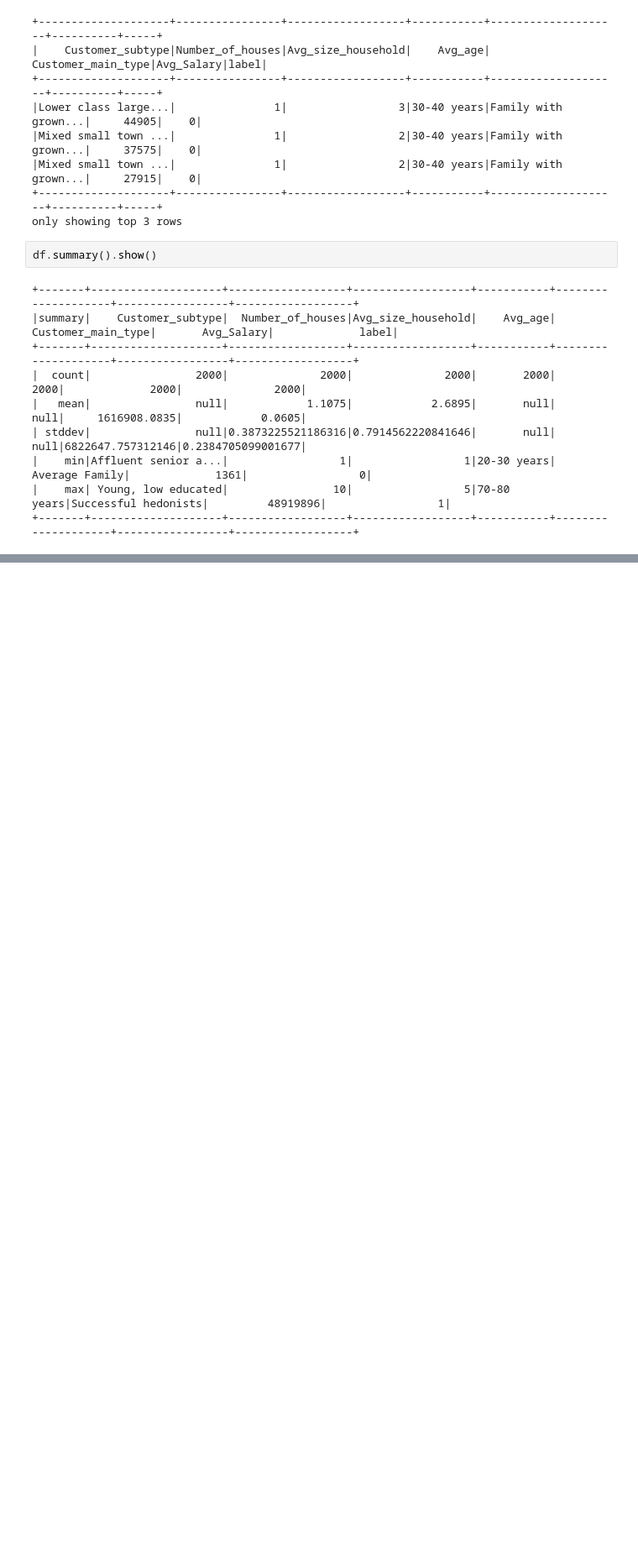
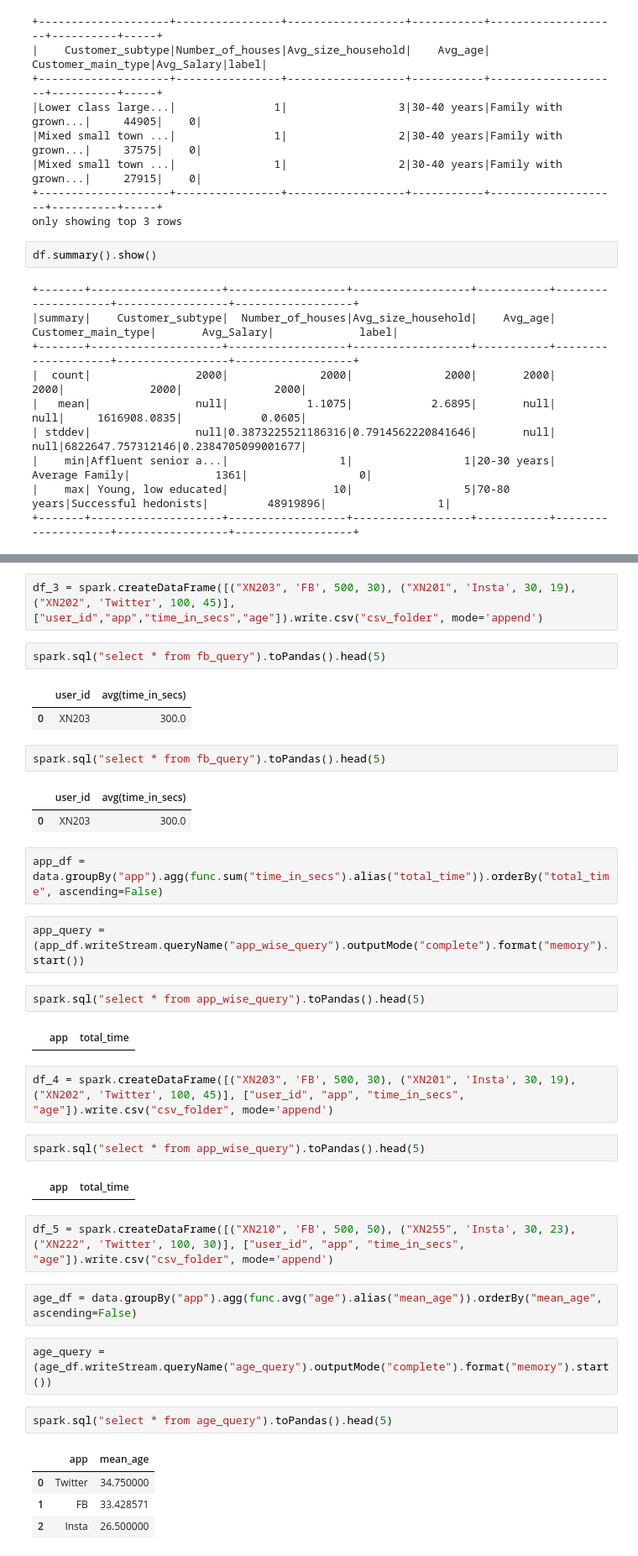
Before and after one commit to KonuTech/Spark-Intro-Courses, a Jupyter notebook: LearnPySpark.ipynb, the cells around one changed output, grey strips where cells are left out. Shown: that part at 84% size. Saved outputs shown, nothing was run; the diff lists cells and outputs as text; blank space fills up the shorter version.

```diff
--- a/LearnPySpark.ipynb
+++ b/LearnPySpark.ipynb
@@ -194,0 +822,39 @@ df.summary().show()
+# %%
+df_3 = spark.createDataFrame([("XN203", 'FB', 500, 30), ("XN201", 'Insta', 30, 19), ("XN202", 'Twitter', 100, 45)], ["user_id","app","time_in_secs","age"]).write.csv("csv_folder", mode='append')
+# %%
+spark.sql("select * from fb_query").toPandas().head(5)
+# %% [output]
+|  | user_id | avg(time_in_secs) |
+| 0 | XN203 | 300.0 |
+# %%
+spark.sql("select * from fb_query").toPandas().head(5)
+# %% [output]
+|  | user_id | avg(time_in_secs) |
+| 0 | XN203 | 300.0 |
+# %%
+app_df = data.groupBy("app").agg(func.sum("time_in_secs").alias("total_time")).orderBy("total_time", ascending=False)
+# %%
+app_query = (app_df.writeStream.queryName("app_wise_query").outputMode("complete").format("memory").start())
+# %%
+spark.sql("select * from app_wise_query").toPandas().head(5)
+# %% [output]
+|  | app | total_time |
+# %%
+df_4 = spark.createDataFrame([("XN203", 'FB', 500, 30), ("XN201", 'Insta', 30, 19), ("XN202", 'Twitter', 100, 45)], ["user_id", "app", "time_in_secs", "age"]).write.csv("csv_folder", mode='append')
+# %%
+spark.sql("select * from app_wise_query").toPandas().head(5)
+# %% [output]
+|  | app | total_time |
+# %%
+df_5 = spark.createDataFrame([("XN210", 'FB', 500, 50), ("XN255", 'Insta', 30, 23), ("XN222", 'Twitter', 100, 30)], ["user_id", "app", "time_in_secs", "age"]).write.csv("csv_folder", mode='append')
+# %%
+age_df = data.groupBy("app").agg(func.avg("age").alias("mean_age")).orderBy("mean_age", ascending=False)
+# %%
+age_query = (age_df.writeStream.queryName("age_query").outputMode("complete").format("memory").start())
+# %%
+spark.sql("select * from age_query").toPandas().head(5)
+# %% [output]
+|  | app | mean_age |
+| 0 | Twitter | 34.750000 |
+| 1 | FB | 33.428571 |
+| 2 | Insta | 26.500000 |
```
Also changed, not shown: parts of 71 cells of this notebook, 44 other files.
